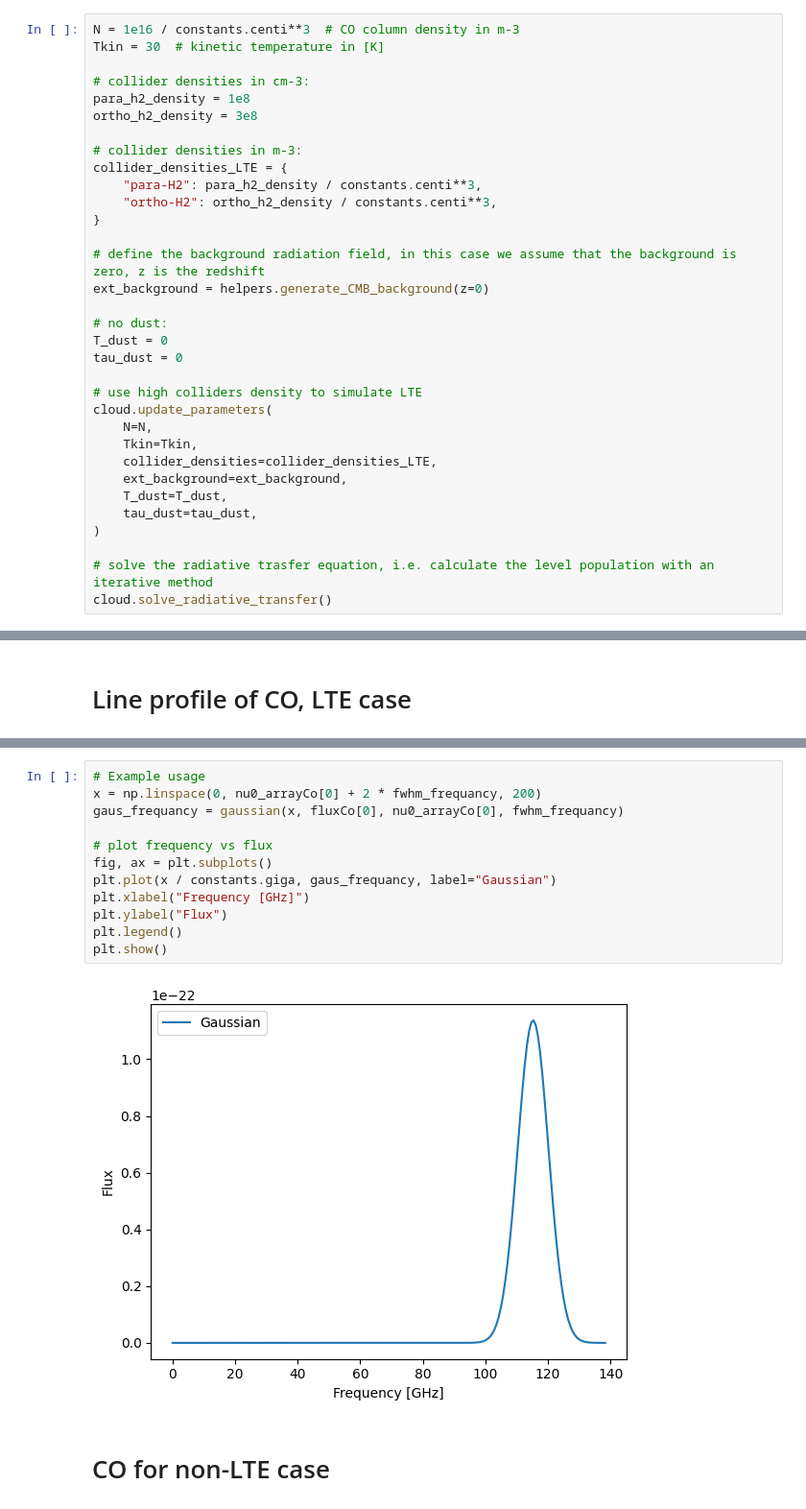
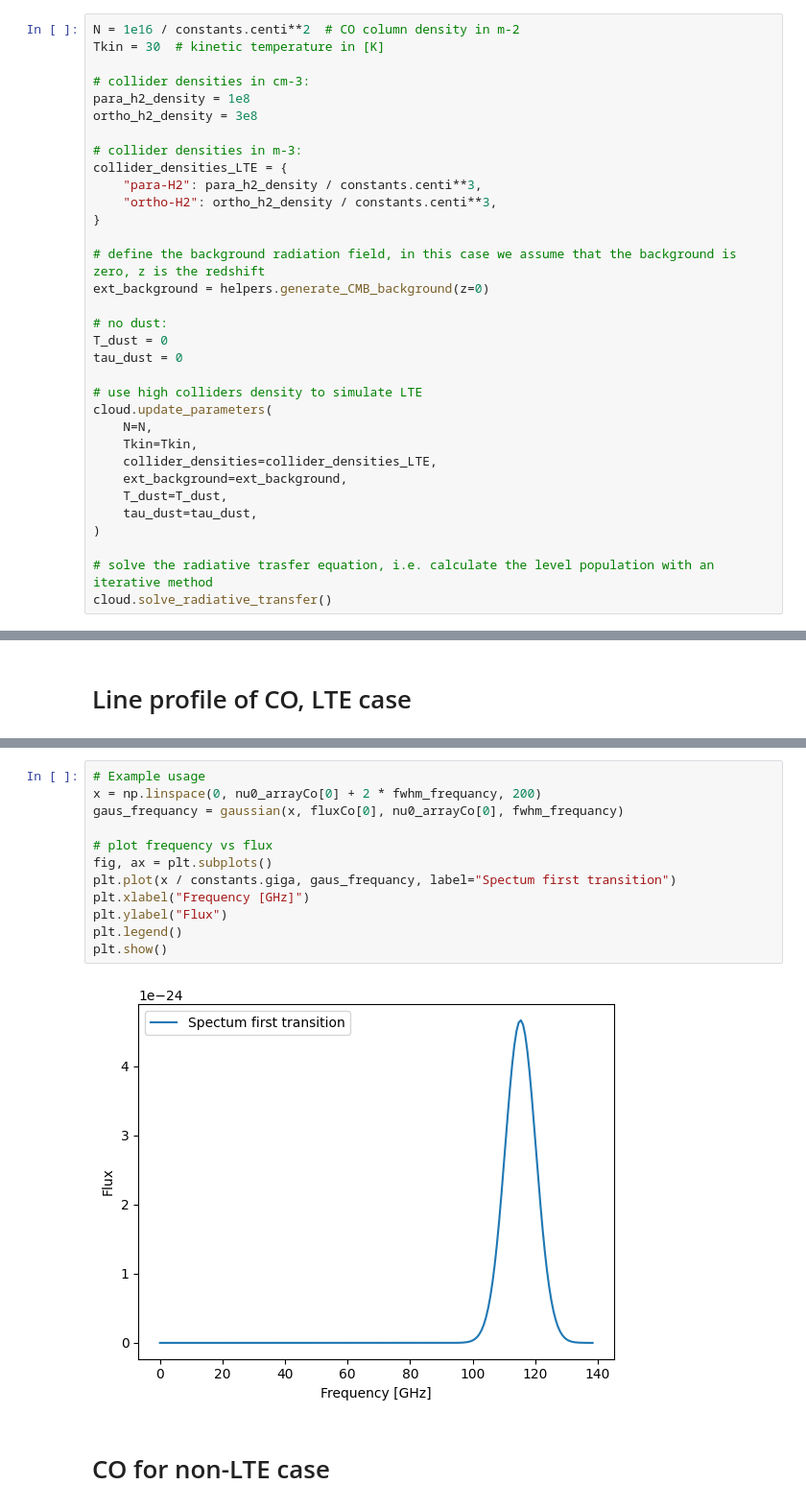
Before and after one commit to aleksej-rodano/phas0052_project, a Jupyter notebook: pythonradex_clean.ipynb, the cells around one changed output, grey strips where cells are left out. Shown at 96% size. Cells and saved outputs as stored; diff of their text form.

```diff
--- a/pythonradex_clean.ipynb
+++ b/pythonradex_clean.ipynb
@@ -61,7 +61,7 @@ cloud = radiative_transfer.Cloud(
 # solve_radiative_transfer()
 # fluxes_of_individual_transitions(solid_angle, transitions)
 # %%
-N = 1e16 / constants.centi**3  # CO column density in m-3
+N = 1e16 / constants.centi**2  # CO column density in m-2
 Tkin = 30  # kinetic temperature in [K]
 
 # collider densities in cm-3:
@@ -601,17 +722,17 @@ plt.show()
 # %%
 # Example usage
 x = np.linspace(0, nu0_arrayCo[0] + 2 * fwhm_frequancy, 200)
 gaus_frequancy = gaussian(x, fluxCo[0], nu0_arrayCo[0], fwhm_frequancy)
 
 # plot frequency vs flux
 fig, ax = plt.subplots()
-plt.plot(x / constants.giga, gaus_frequancy, label="Gaussian")
+plt.plot(x / constants.giga, gaus_frequancy, label="Spectum first transition")
 plt.xlabel("Frequency [GHz]")
 plt.ylabel("Flux")
 plt.legend()
 plt.show()
 # %% [output]
-[figure, old version]
+[figure, new version]
 # %% [markdown]
 # CO for non-LTE case
 # %% [markdown]
```
Also changed, not shown: parts of 34 cells of this notebook.
